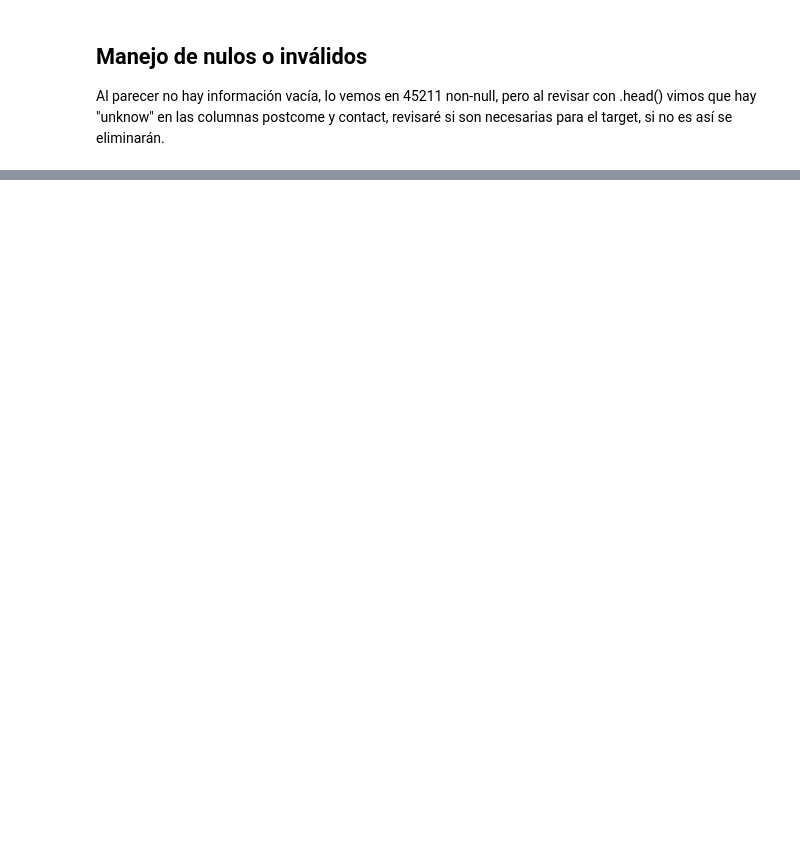
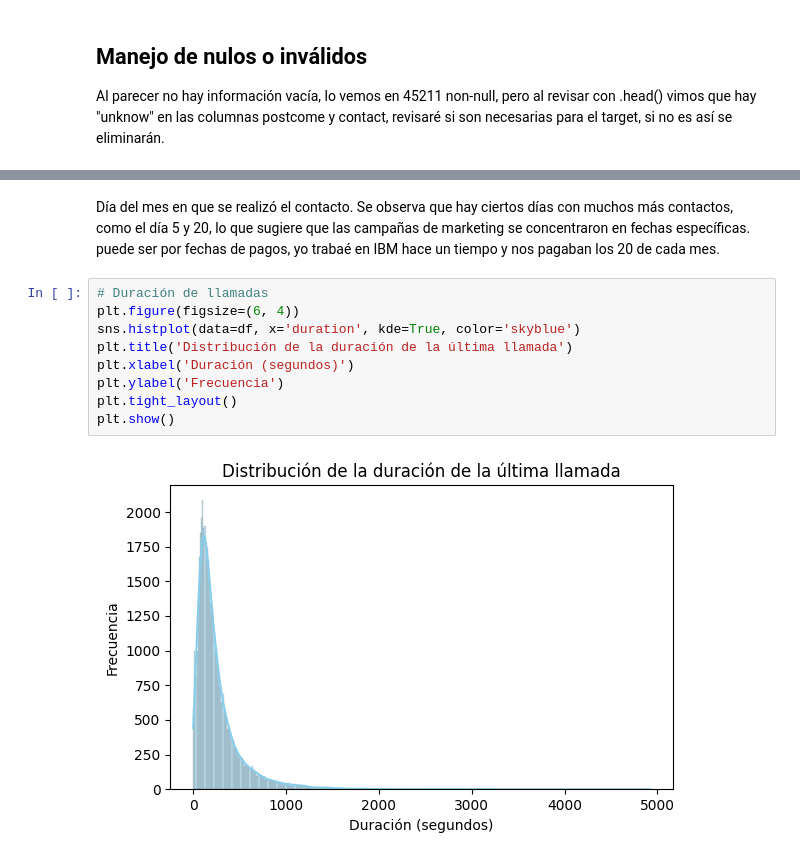
Before and after one commit to cristiangodoyangel/Cristian_Godoy_Examen_2_intento_2, a Jupyter notebook: Cristian_Godoy_Examen_2_intento_2.ipynb, the cells around one changed output, grey strips where cells are left out. Cells and saved outputs as stored; diff of their text form; blank space fills up the shorter version.

```diff
--- a/Cristian_Godoy_Examen_2_intento_2.ipynb
+++ b/Cristian_Godoy_Examen_2_intento_2.ipynb
@@ -87,0 +305,13 @@ Al parecer no hay información vacía, lo vemos en 45211 non-null, pero al revis
+# %% [markdown]
+Día del mes en que se realizó el contacto. Se observa que hay ciertos días con muchos más contactos, como el día 5 y 20, lo que sugiere que las campañas de marketing se concentraron en fechas específicas. puede ser por fechas de pagos, yo trabaé en IBM hace un tiempo y nos pagaban los 20 de cada mes.
+# %%
+# Duración de llamadas
+plt.figure(figsize=(6, 4))
+sns.histplot(data=df, x='duration', kde=True, color='skyblue')
+plt.title('Distribución de la duración de la última llamada')
+plt.xlabel('Duración (segundos)')
+plt.ylabel('Frecuencia')
+plt.tight_layout()
+plt.show()
+# %% [output]
+[figure, added]
```
Also changed, not shown: parts of 48 cells of this notebook.
